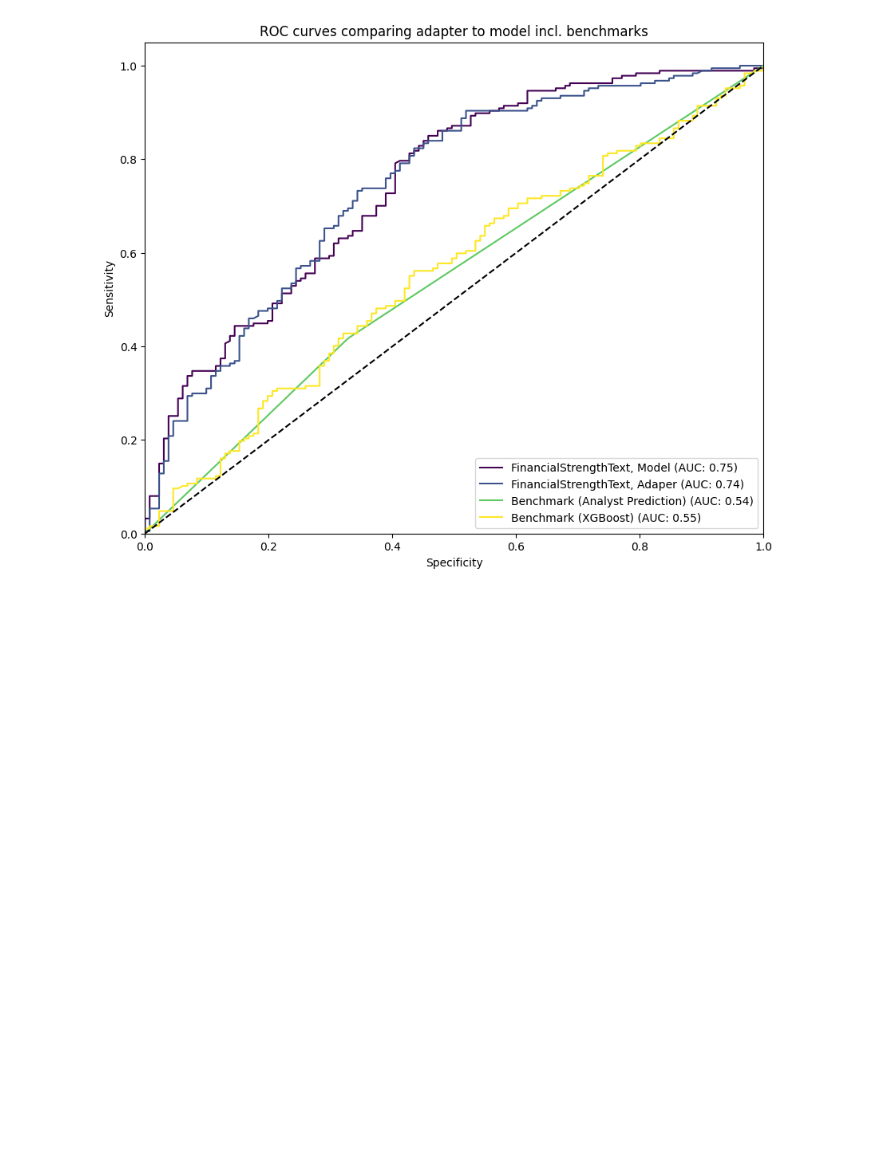
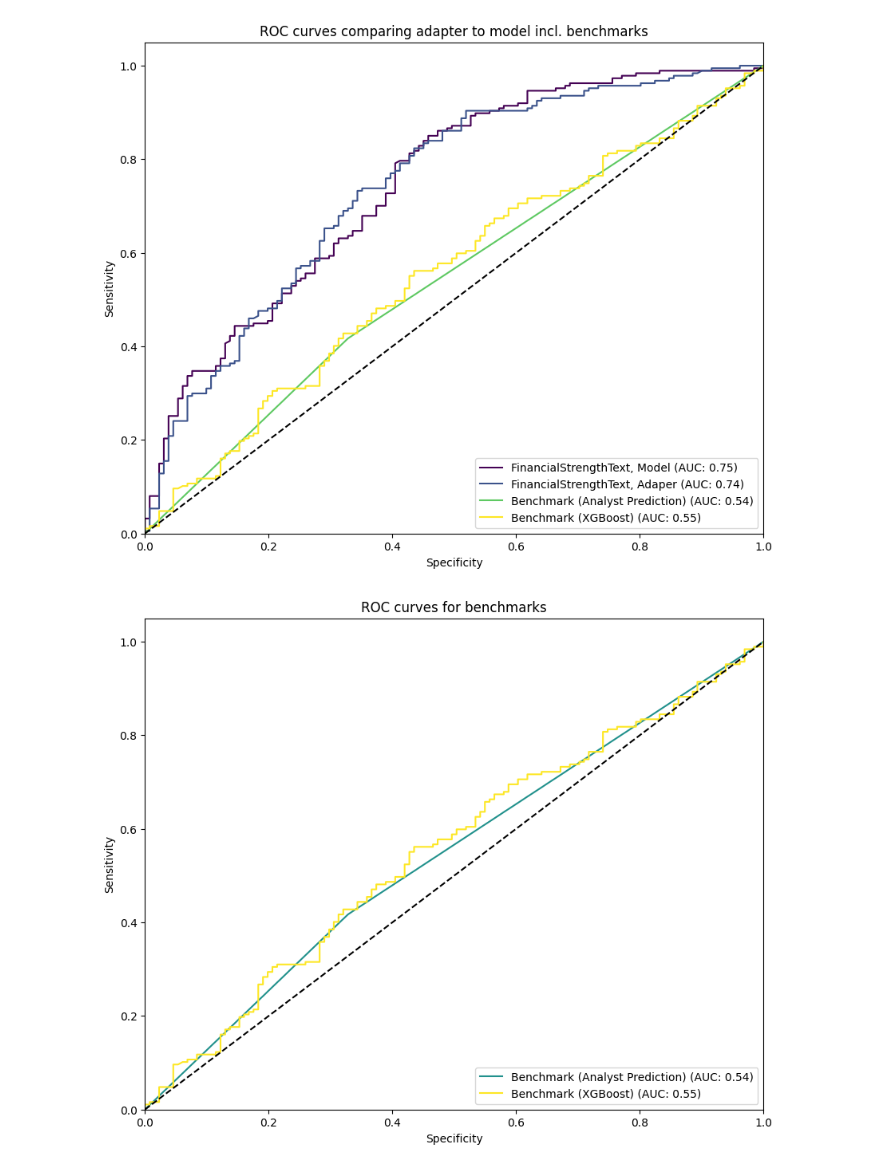
Before and after one commit to Hajuj/Applying-Enhanced-LLMs-to-Financial-Reports, a Jupyter notebook: 6. notebooks/final_ROC_plots.ipynb, the cells around one changed output. Cells and saved outputs as stored; diff of their text form; code cells hidden in the pictures; blank space fills up the shorter version.

```diff
--- a/6. notebooks/final_ROC_plots.ipynb
+++ b/6. notebooks/final_ROC_plots.ipynb
@@ -219,3 +219,7 @@ for filename in filenames:
 build_roc_curve(filenames, 'ROC curves comparing adapter to model incl. benchmarks', 'Fourth Experiment', include_baseline=True, columns_to_plot=['adapter', 'column_name',])
 # %% [output]
 [figure]
+# %%
+build_roc_curve([], 'ROC curves for benchmarks', 'Zero Experiment', include_baseline=True, columns_to_plot=[])
+# %% [output]
+[figure, added]
```
Also changed, not shown: 4 other files.
